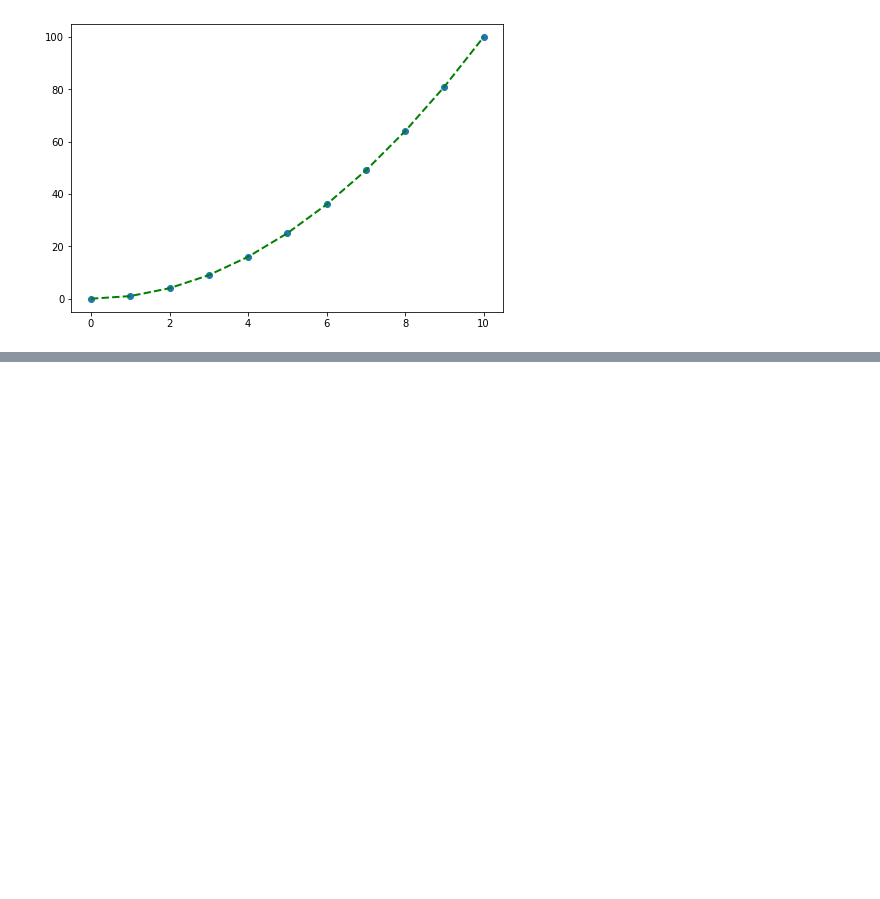
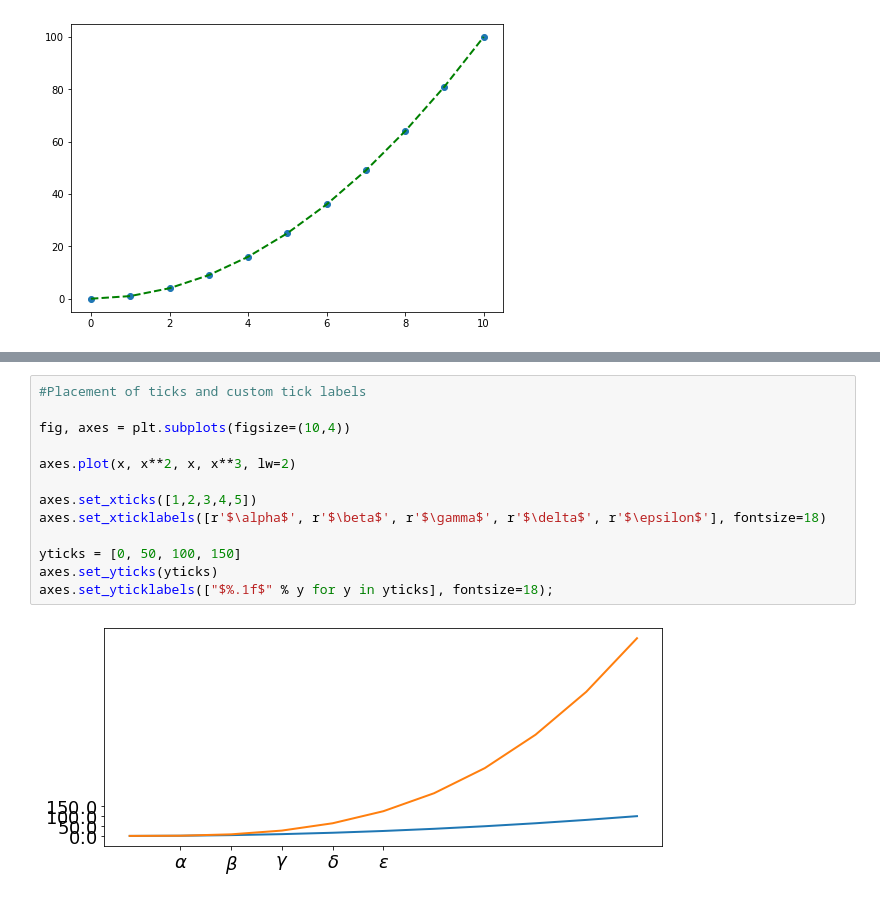
Before and after one commit to azrieelr/Python, a Jupyter notebook: Matplotlib.ipynb, the cells around one changed output, grey strips where cells are left out. Saved outputs shown, nothing was run; the diff lists cells and outputs as text; blank space fills up the shorter version.

```diff
--- a/Matplotlib.ipynb
+++ b/Matplotlib.ipynb
@@ -124,0 +145,15 @@ data = sample(range(0,1000),50)
+# %%
+#Placement of ticks and custom tick labels
+
+fig, axes = plt.subplots(figsize=(10,4))
+
+axes.plot(x, x**2, x, x**3, lw=2)
+
+axes.set_xticks([1,2,3,4,5])
+axes.set_xticklabels([r'$\alpha$', r'$\beta$', r'$\gamma$', r'$\delta$', r'$\epsilon$'], fontsize=18)
+
+yticks = [0, 50, 100, 150]
+axes.set_yticks(yticks)
+axes.set_yticklabels(["$%.1f$" % y for y in yticks], fontsize=18);
+# %% [output]
+[figure, added]
```
Also changed, not shown: parts of 21 cells of this notebook, 1 other file.
